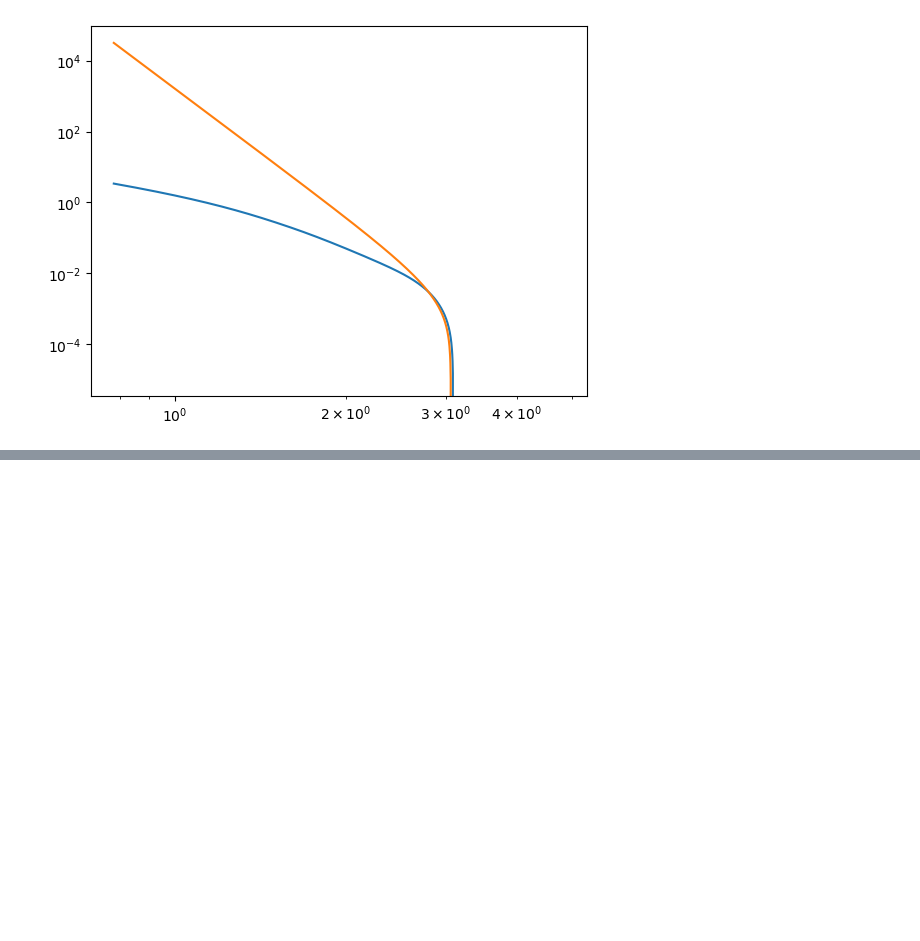
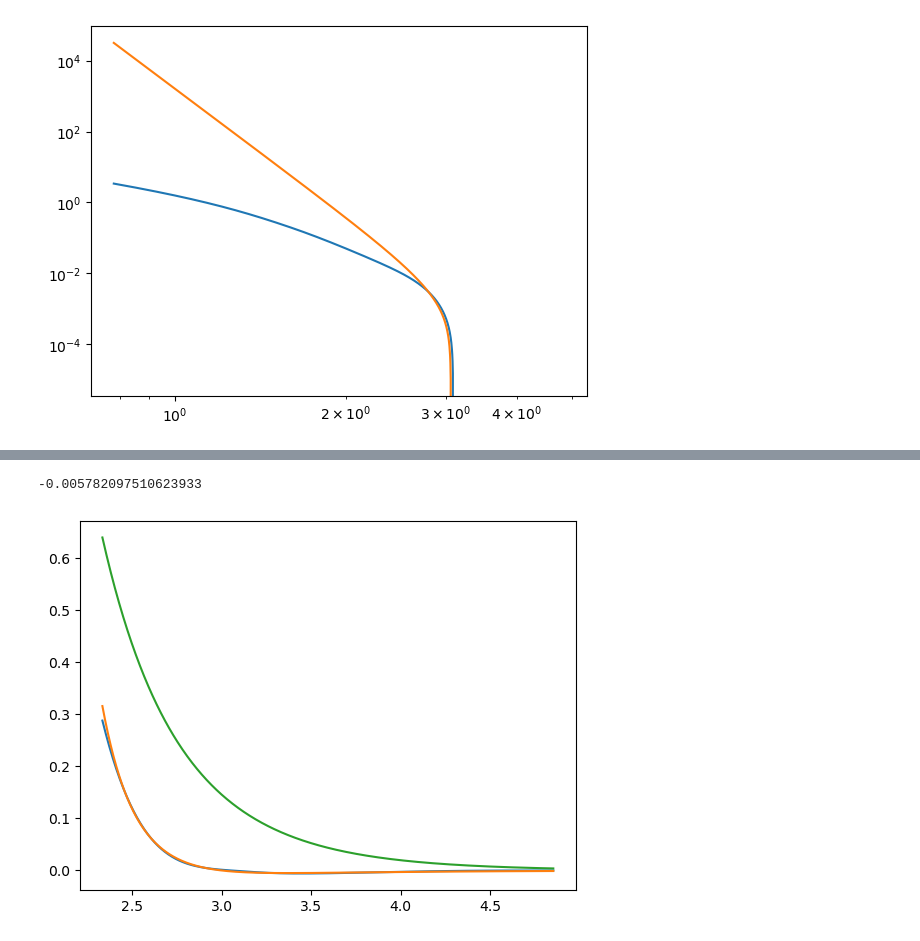
Before and after one commit to Samanyu-T/Lammps_MD, a Jupyter notebook: Jupyter_Notebooks/test_energies.ipynb, the cells around one changed output, grey strips where cells are left out. Cells and saved outputs as stored; diff of their text form; code cells hidden in the pictures; blank space fills up the shorter version.

```diff
--- a/Jupyter_Notebooks/test_energies.ipynb
+++ b/Jupyter_Notebooks/test_energies.ipynb
@@ -476,2 +662,14 @@ plt.loglog(r[200:], LJ(lj_res.x, r[200:]))
+# %%
+
+plt.plot(r[600:], phi[600:], label='our-work')
+
+plt.plot(r[600:], LJ(lj_res.x, r[600:]))
+
+plt.plot(r[600:], zbl_whe.eval_zbl(r[600:]))
+
+print(phi.min())
+# %% [output]
+-0.005782097510623933
+[figure, added]
 # %%
 n_knots = {}
```
Also changed, not shown: parts of 10 cells of this notebook, 3 other files.
